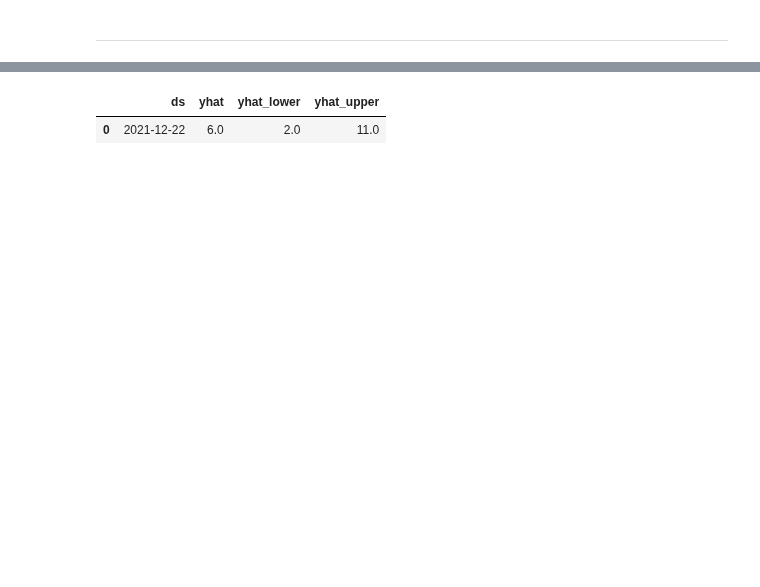
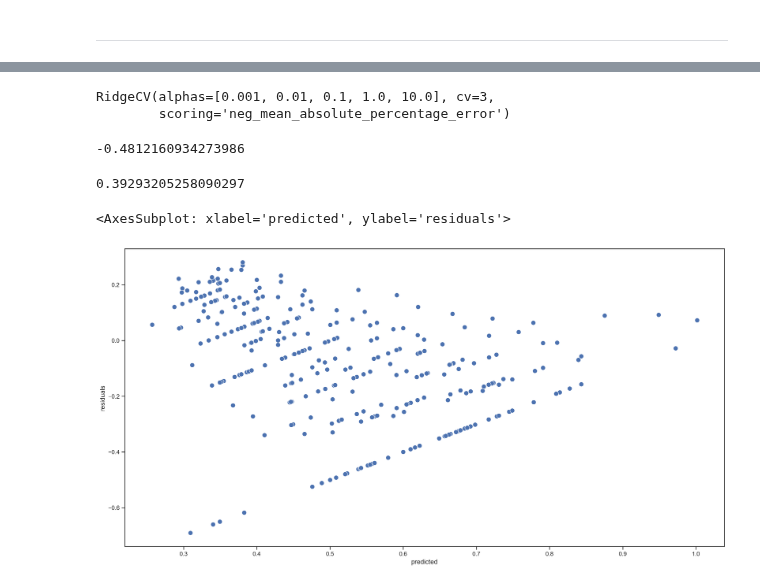
Before and after one commit to dmnapolitano/troon_release_prediction, a Jupyter notebook: Predict the Next Release - Time Series.ipynb, the cells around one changed output, grey strips where cells are left out. Cells and saved outputs as stored; diff of their text form; code cells hidden in the pictures; blank space fills up the shorter version.

```diff
--- a/Predict the Next Release - Time Series.ipynb
+++ b/Predict the Next Release - Time Series.ipynb
@@ -126,3 +132,0 @@ plt.show()
-# %%
-train_df = train_df.rename(columns={"date" : "ds", "days_until_next_release" : "y"})
-test_df = test_df.rename(columns={"date" : "ds", "days_until_next_release" : "y"})
@@ -144,3 +133,4 @@ m.add_country_holidays(country_name="US")
 # %%
-m.fit(train_df[["ds", "y"] + [c for c in train_df.columns if c.startswith("weekday_")]])
+features = [c for c in df.columns if c not in ["index", "prob_of_release"]]
+features
 # %% [output]
@@ -213,5 +154,24 @@ last_release = last_release[sorted(last_release.columns)]
-# %%
-m.predict(last_release)[["ds", "yhat", "yhat_lower", "yhat_upper"]].round(0)
-# %% [output]
-|  | ds | yhat | yhat_lower | yhat_upper |
-| 0 | 2021-12-22 | 6.0 | 2.0 | 11.0 |
+# %%
+reg = RidgeCV(alphas=[0.001, 0.01, 0.1, 1.0, 10.0],
+              scoring="neg_mean_absolute_percentage_error",
+              cv=3)
+reg.fit(train_df[features], train_df["prob_of_release"])
+# %% [output]
+RidgeCV(alphas=[0.001, 0.01, 0.1, 1.0, 10.0], cv=3,
+        scoring='neg_mean_absolute_percentage_error')
+# %%
+reg.best_score_
+# %% [output]
+-0.4812160934273986
+# %%
+test_df["predicted"] = reg.predict(test_df[features])
+# %%
+mape(test_df["prob_of_release"], test_df["predicted"])
+# %% [output]
+0.39293205258090297
+# %%
+test_df["residuals"] = test_df["predicted"] - test_df["prob_of_release"]
+sns.scatterplot(data=test_df, x="predicted", y="residuals", s=75)
+# %% [output]
+<AxesSubplot: xlabel='predicted', ylabel='residuals'>
+[figure, added]
```
Also changed, not shown: parts of 32 cells of this notebook, 3 other files.
